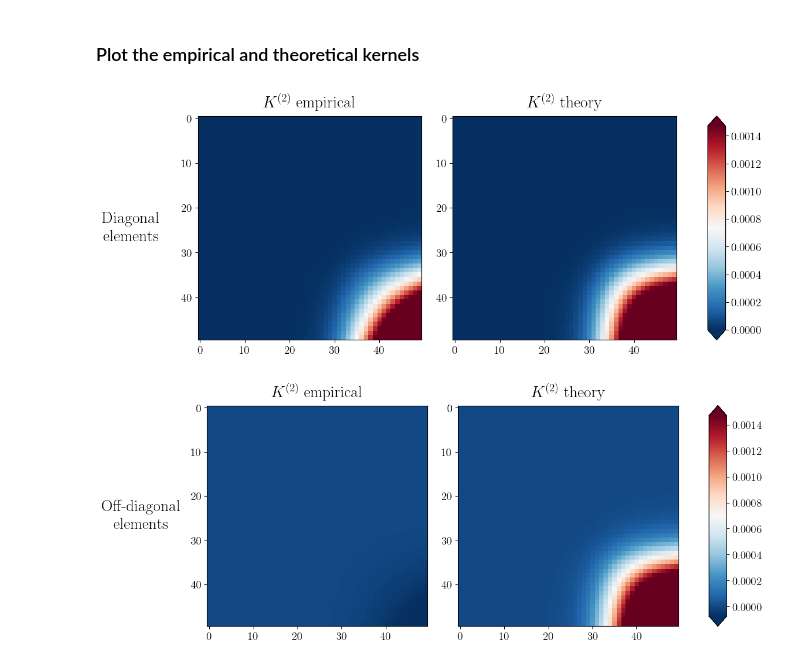
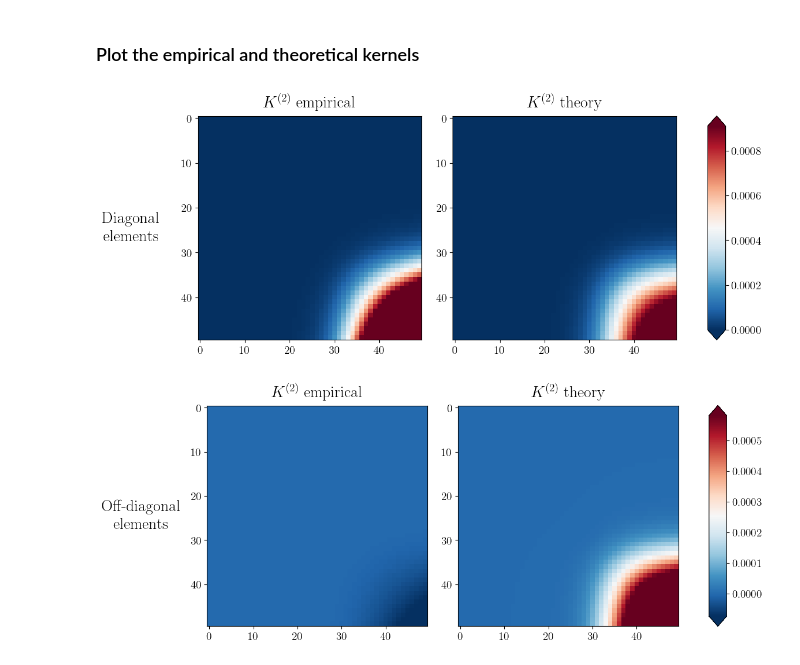
Before and after one commit to achiefa/DeepLearningTheory, a Jupyter notebook: notebooks/kernel_recursion.ipynb, the cells around one changed output. Saved outputs shown, nothing was run; the diff lists cells and outputs as text; code cells hidden in the pictures.

Commit message:
New plots for recursion - to check

```diff
--- a/notebooks/kernel_recursion.ipynb
+++ b/notebooks/kernel_recursion.ipynb
@@ -43,7 +38,7 @@ for rep in range(nreplicas):
     model = generate_pdf_model(
         outputs=1,
         architecture=[500],
-        activations=["tanh"],
+        activations=["tanh", "tanh"],
         kernel_initializer="GlorotNormal",
         user_ki_args=None,
         seed=seed + rep,
@@ -94,15 +125,19 @@ Cw = 2 / (200 + 1)
 K2_infinity = Cw * rho_rho_mean
+# %%
+K2_infinity_from_recursion = compute_kernel_from_recursion(
+    tuple(model_ens), 1, tuple(fk_grid), num_samples=10000, batch_size=100
+)
 # %% [markdown]
 ### Plot the empirical and theoretical kernels
 # %%
-produce_mat_plot([K2_diag, K2_infinity],
+produce_mat_plot([K2_diag, K2_infinity_from_recursion],
                  [r"$K^{(2)}~\rm{empirical}$", r"$K^{(2)}~\rm{theory}$"],
                  text_dict={"x": -0.3, "y": 0.5, "s": r"$\textrm{Diagonal}$" + "\n" + r"$\rm{elements}$"})
 # %% [output]
-[figure, old version]
+[figure, new version]
 # %%
-produce_mat_plot([K2_offdiag, K2_infinity],
+produce_mat_plot([K2_offdiag, K2_infinity_from_recursion],
                  [r"$K^{(2)}~\rm{empirical}$", r"$K^{(2)}~\rm{theory}$"],
                  text_dict={"x": -0.3, "y": 0.5, "s": r"$\textrm{Off-diagonal}$" + "\n" + r"$\rm{elements}$"})
 # %% [output]
-[figure, old version]
+[figure, new version]
```
Also changed, not shown: parts of 12 cells of this notebook, 26 other files.
